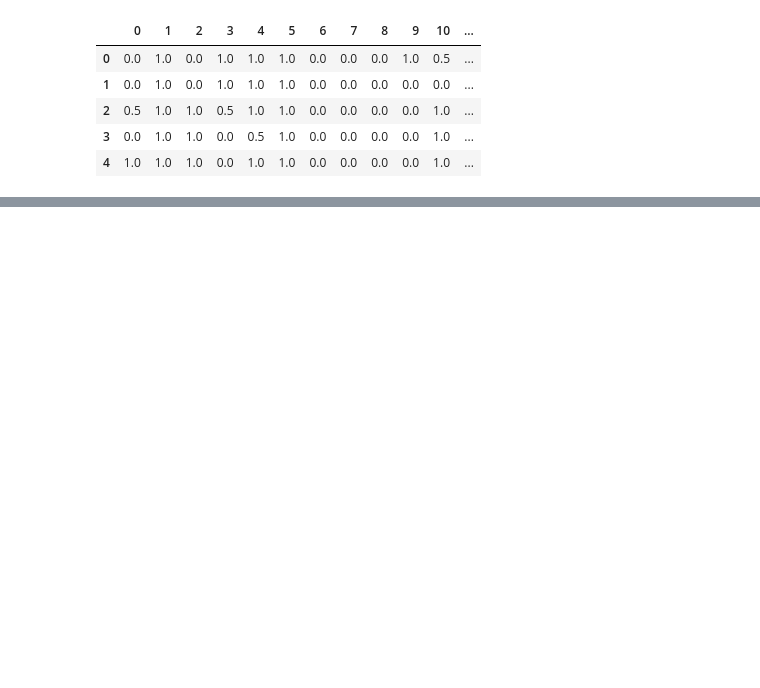
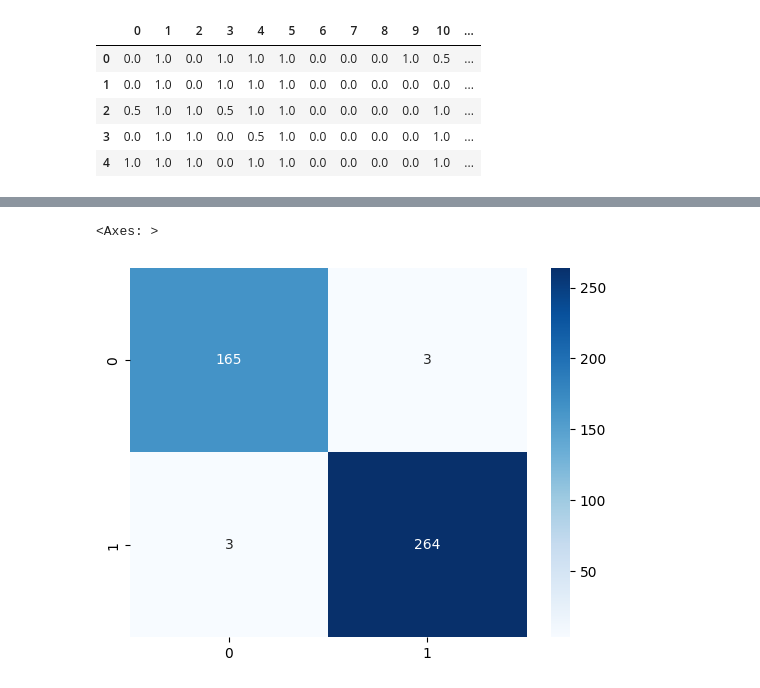
Before and after one commit to Adnan525/sc_mt1, a Jupyter notebook: vote.ipynb, the cells around one changed output, grey strips where cells are left out. Saved outputs shown, nothing was run; the diff lists cells and outputs as text; code cells hidden in the pictures; blank space fills up the shorter version.

```diff
--- a/vote.ipynb
+++ b/vote.ipynb
@@ -20,0 +55,3 @@ df.head()
+# %%
+X_train, X_temp, y_train, y_temp = train_test_split(X, y, test_size=0.33, random_state=42)
+X_val, X_test, y_val, y_test = train_test_split(X_temp, y_temp, test_size=0.5, random_state=42)
@@ -20,0 +107,4 @@ df.head()
+# %%
+# entire dataset
+pred_fullDS = (model.predict(X) > 0.5).astype(int)
+accuracy_score(y, pred_fullDS)
@@ -20,0 +114,6 @@ df.head()
+# %%
+conf = confusion_matrix(y, pred_fullDS)
+sns.heatmap(conf, annot=True, fmt='d', cmap='Blues')
+# %% [output]
+<Axes: >
+[figure, added]
```
Also changed, not shown: parts of 12 cells of this notebook, 6 other files.
